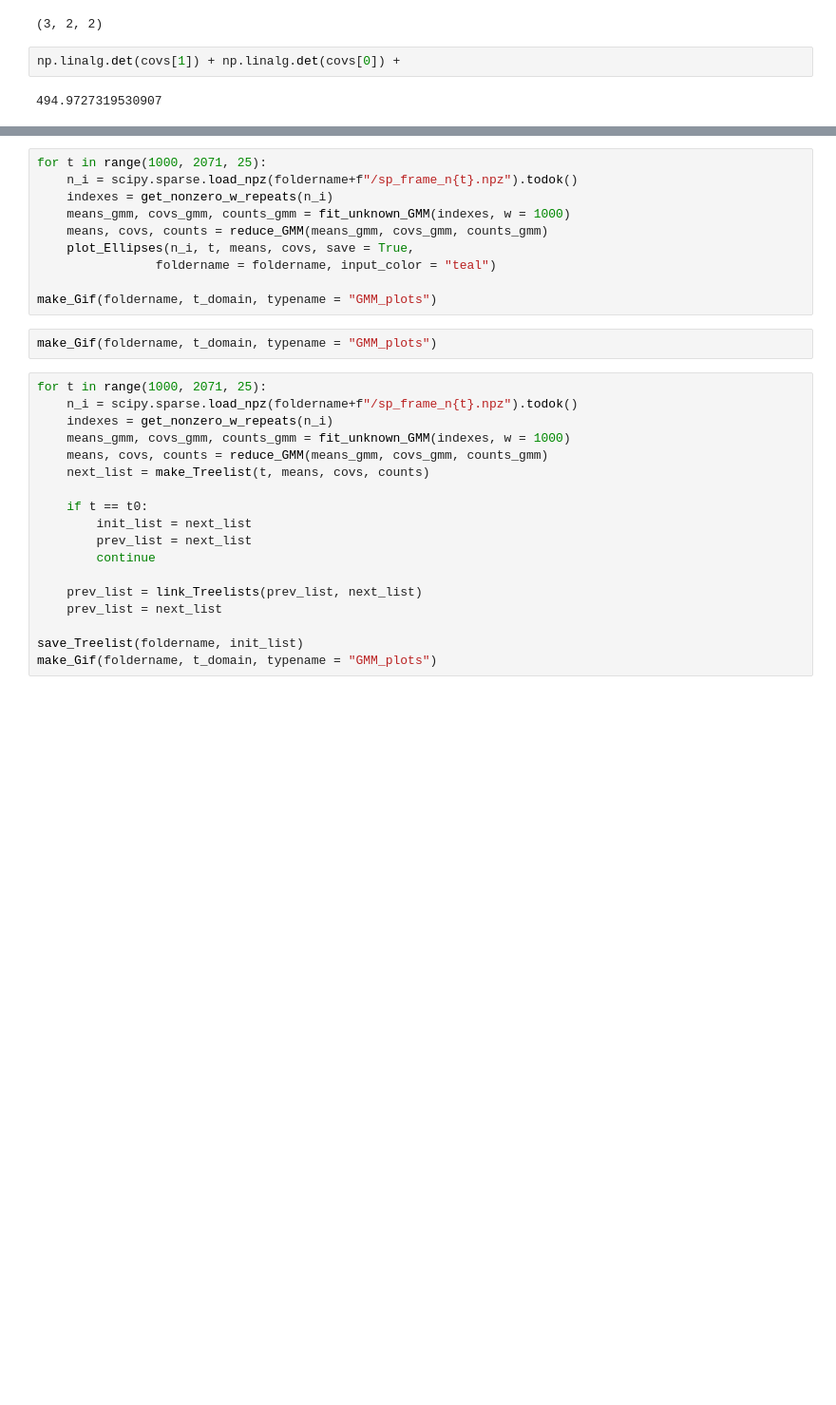
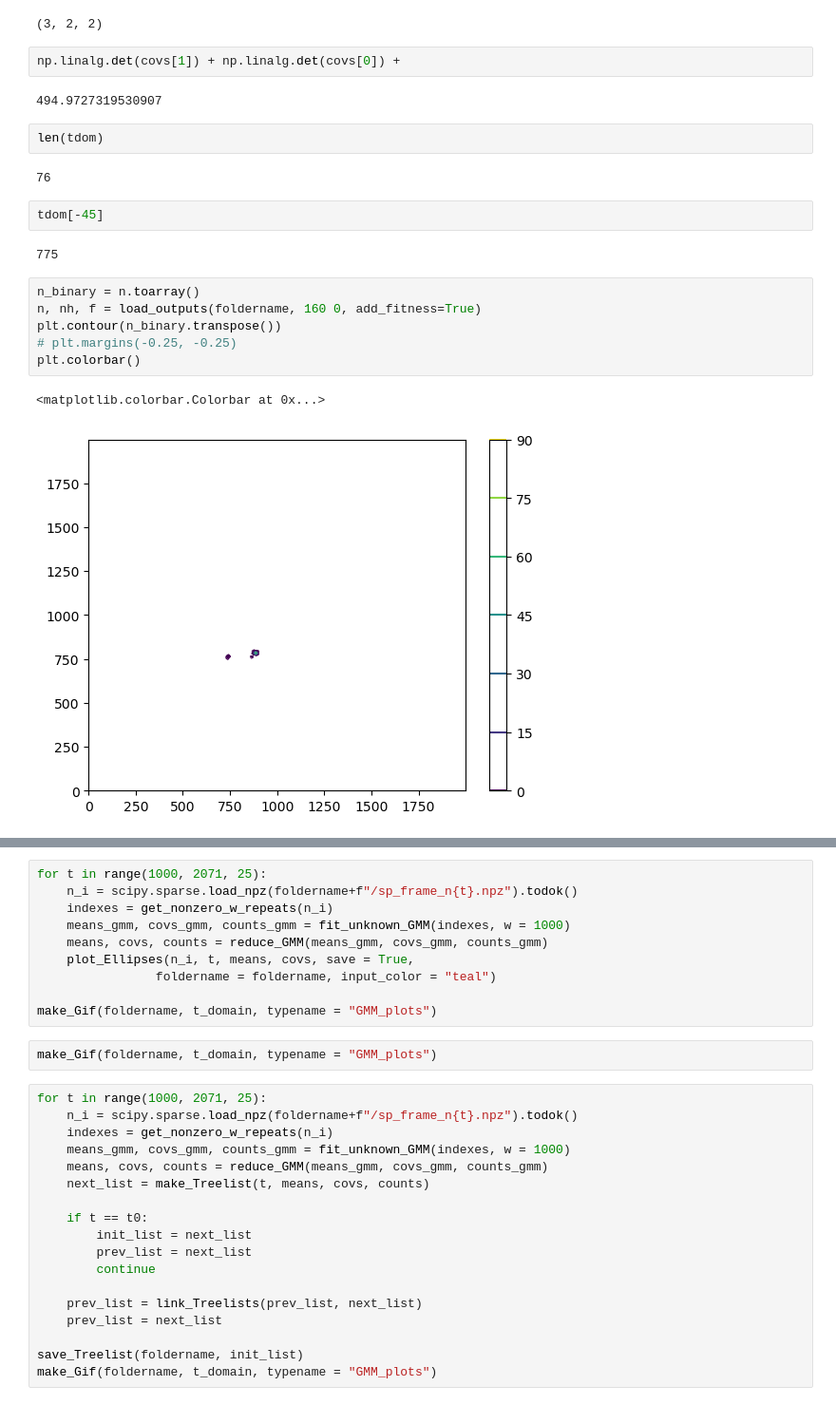
Before and after one commit to zhizhang1445/CRISPR_Sim, a Jupyter notebook: Unittest/tracking.ipynb, the cells around one changed output, grey strips where cells are left out. Shown at 95% size. Cells and saved outputs as stored; diff of their text form; blank space fills up the shorter version.

```diff
--- a/Unittest/tracking.ipynb
+++ b/Unittest/tracking.ipynb
@@ -90,6 +90,23 @@ covs.shape
 np.linalg.det(covs[1]) + np.linalg.det(covs[0]) +
 # %% [output]
 494.9727319530907
+# %%
+len(tdom)
+# %% [output]
+76
+# %%
+tdom[-45]
+# %% [output]
+775
+# %%
+n_binary = n.toarray()
+n, nh, f = load_outputs(foldername, 160 0, add_fitness=True)
+plt.contour(n_binary.transpose())
+# plt.margins(-0.25, -0.25)
+plt.colorbar()
+# %% [output]
+<matplotlib.colorbar.Colorbar at 0x...>
+[figure, added]
 # %%
 from trajectoryVisual import plot_Ellipses
 
```
Also changed, not shown: parts of 1 cell of this notebook, 4 other files.
